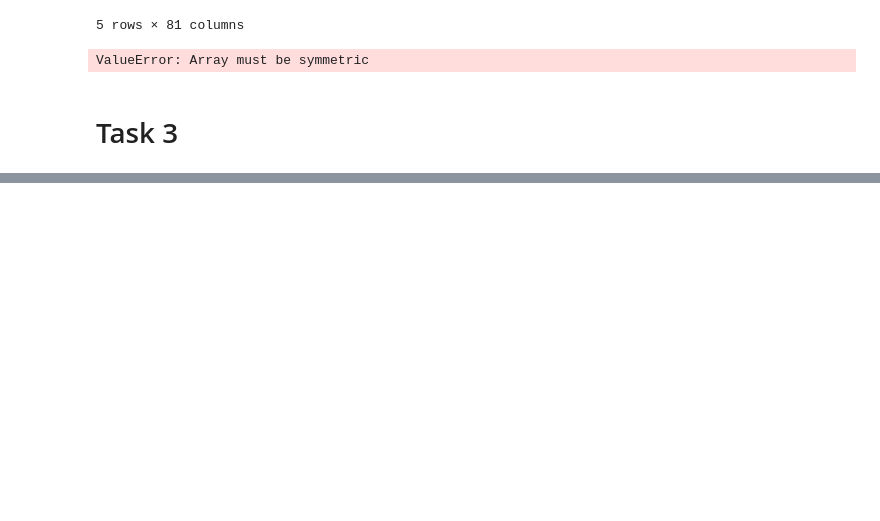
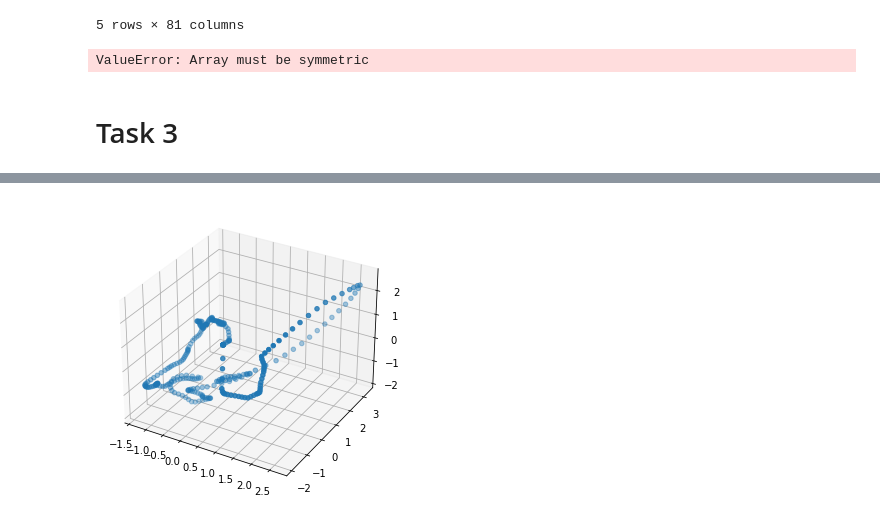
Before and after one commit to sencer4898/fall21-sencer4898, a Jupyter notebook: files/HW2.ipynb, the cells around one changed output, grey strips where cells are left out. Saved outputs shown, nothing was run; the diff lists cells and outputs as text; code cells hidden in the pictures; blank space fills up the shorter version.

```diff
--- a/files/HW2.ipynb
+++ b/files/HW2.ipynb
@@ -122,0 +208,20 @@ ValueError: Array must be symmetric
+# %%
+# class 3 visualization
+
+class1_x = gesture_x_train.drop(["class"],axis=1).loc[3]
+class1_y = gesture_y_train.drop(["class"],axis=1).loc[3]
+class1_z = gesture_z_train.drop(["class"],axis=1).loc[3]
+
+# concatenate axes
+
+class1_concat = pd.concat([class1_x, class1_y, class1_z], axis=1)
+class1_concat.columns = ["x","y","z"]
+
+# visualize axes
+
+fig = plt.figure()
+ax = Axes3D(fig)
+
+ax.scatter(class1_concat["x"], class1_concat["y"], class1_concat["z"]);
+# %% [output]
+[figure, added]
```
Also changed, not shown: parts of 15 cells of this notebook.
